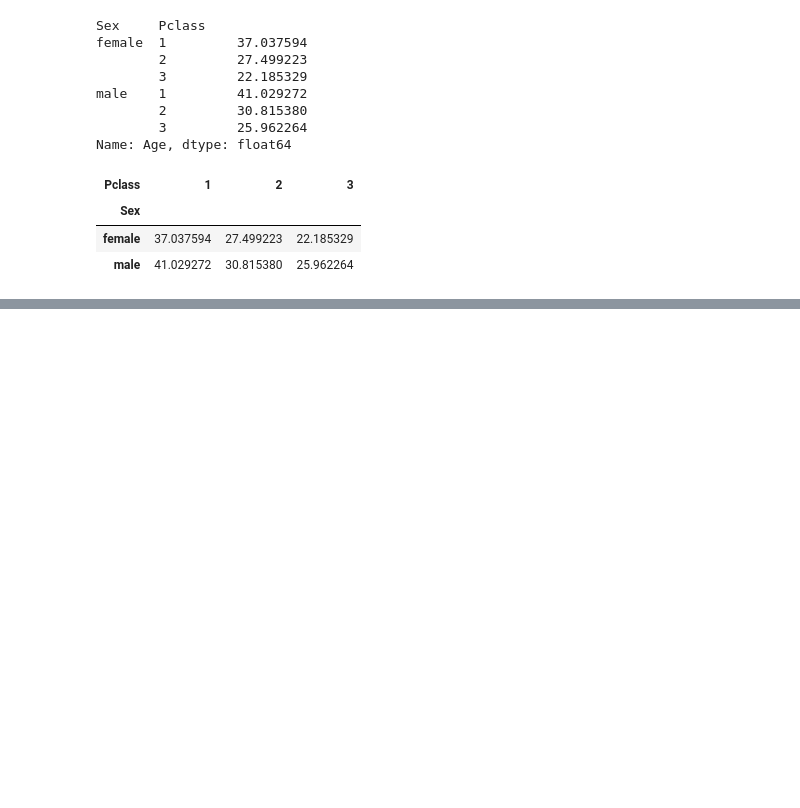
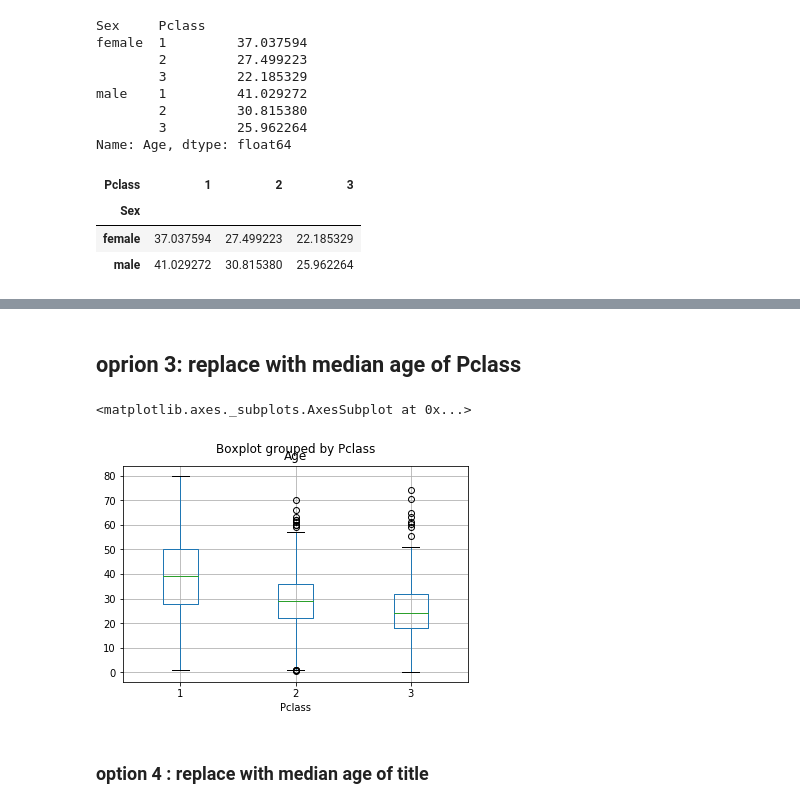
Before and after one commit to rajkthapa/DataScience, a Jupyter notebook: notebooks/data-processing.ipynb, the cells around one changed output, grey strips where cells are left out. Cells and saved outputs as stored; diff of their text form; code cells hidden in the pictures; blank space fills up the shorter version.

```diff
--- a/notebooks/data-processing.ipynb
+++ b/notebooks/data-processing.ipynb
@@ -516,0 +709,7 @@ df.groupby(['Sex','Pclass']).Age.mean().unstack()
+# %% [markdown]
+## oprion 3: replace with median age of Pclass
+# %%
+df[df.Age.notnull()].boxplot('Age', 'Pclass')
+# %% [output]
+<matplotlib.axes._subplots.AxesSubplot at 0x...>
+[figure, added]
@@ -516,0 +720,2 @@ df.groupby(['Sex','Pclass']).Age.mean().unstack()
+# %% [markdown]
+### option 4 : replace with median age of title
```
Also changed, not shown: parts of 99 cells of this notebook, 1 other file.
